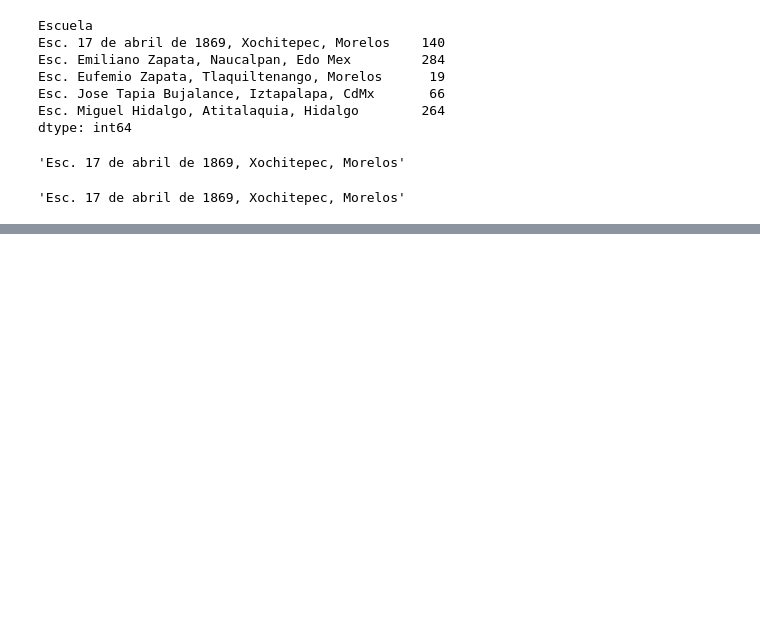
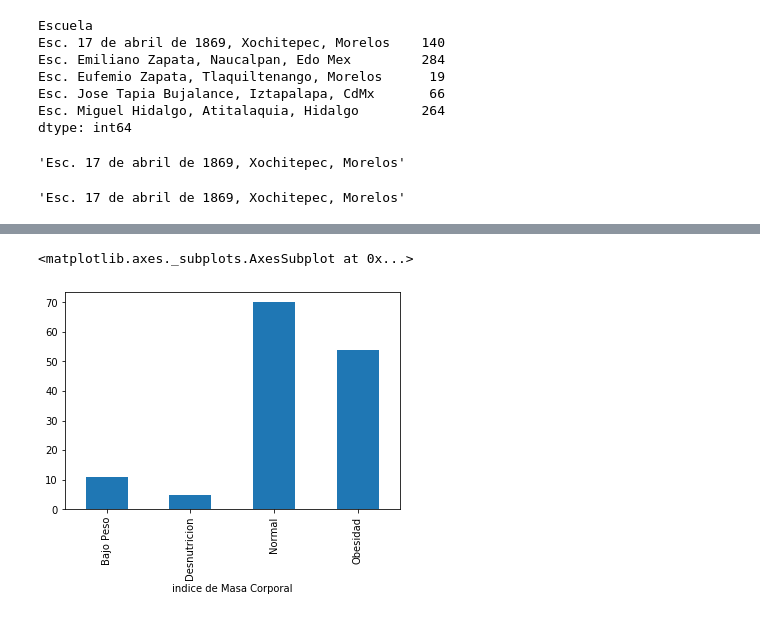
Before and after one commit to UlisesJuarez/Proyecto-escuelas, a Jupyter notebook: graficas.ipynb, the cells around one changed output, grey strips where cells are left out. Saved outputs shown, nothing was run; the diff lists cells and outputs as text; code cells hidden in the pictures; blank space fills up the shorter version.

```diff
--- a/graficas.ipynb
+++ b/graficas.ipynb
@@ -71,0 +96,5 @@ data[(data.Escuela==seleccion)]
+# %%
+escuela.groupby("indice de Masa Corporal").count()["SEXO"].plot(kind="bar")
+# %% [output]
+<matplotlib.axes._subplots.AxesSubplot at 0x...>
+[figure, added]
```
Also changed, not shown: parts of 11 cells of this notebook, 4 other files.
